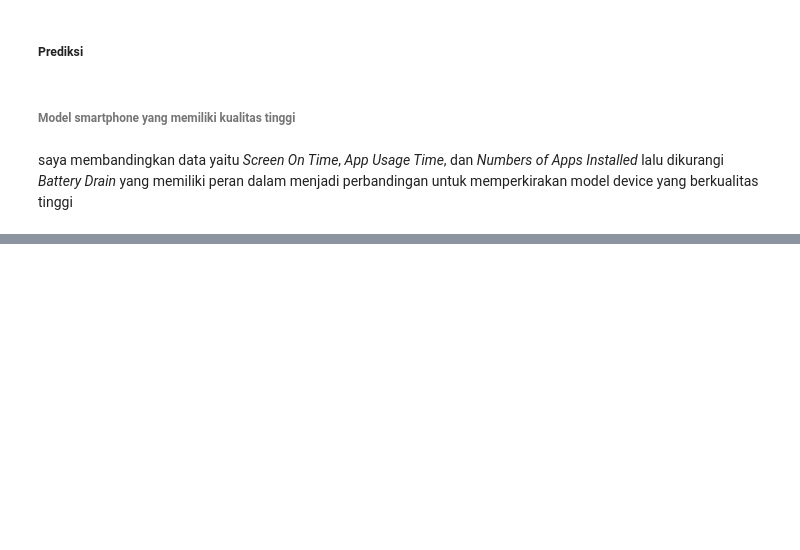
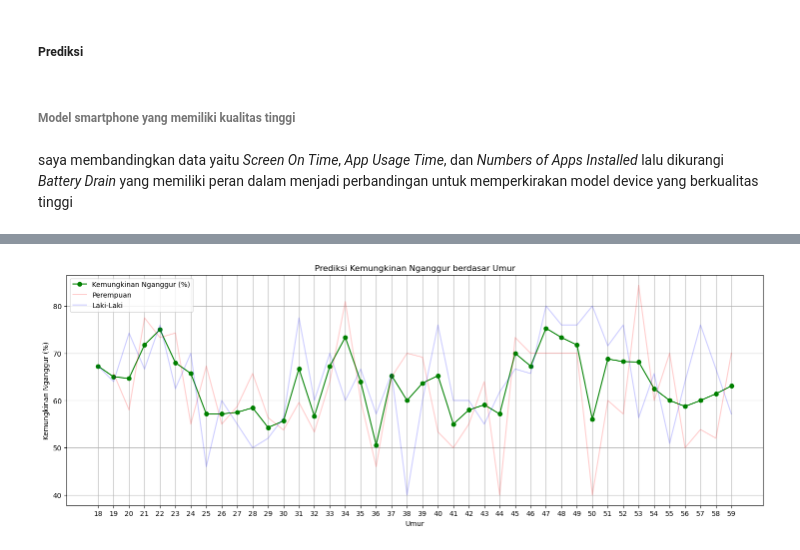
Before and after one commit to Bokibyte/PProKom, a Jupyter notebook: Semester_3/Data_Mining/P2_1611/Project_UTS.ipynb, the cells around one changed output, grey strips where cells are left out. Saved outputs shown, nothing was run; the diff lists cells and outputs as text; code cells hidden in the pictures; blank space fills up the shorter version.

```diff
--- a/Semester_3/Data_Mining/P2_1611/Project_UTS.ipynb
+++ b/Semester_3/Data_Mining/P2_1611/Project_UTS.ipynb
@@ -357,0 +410,42 @@ plt.show()
+# %%
+def prediksi_nganggur(row):
+    nganggur_credit = 0
+    #if row['Screen On Time (hours/day)'] > 6 and row['App Usage Time (min/day)'] > 4 and row['Data Usage (MB/day)'] > 1000:
+    if row['Screen On Time (hours/day)'] > 6:
+        nganggur_credit += 0.05
+    if row['App Usage Time (min/day)'] > 4:
+        nganggur_credit += 0.2
+    if row['Data Usage (MB/day)'] > 1000:
+        nganggur_credit += 0.25
+    if row['User Behavior Class'] >= 4:
+        nganggur_credit += 0.3
+    if row['Battery Drain (mAh/day)'] > 70:
+        nganggur_credit += 0.2
+    return nganggur_credit
+
+user_behavior['Kemungkinan Nganggur'] = user_behavior.apply(prediksi_nganggur, axis=1)
+
+# Hitung rata-rata "Kemungkinan Nganggur" per umur
+umur_nganggur = user_behavior.groupby('Age')['Kemungkinan Nganggur'].mean()
+umur_nganggur_by_gender = user_behavior.groupby(['Age', 'Gender'])['Kemungkinan Nganggur'].mean().unstack()
+
+# Visualisasikan dalam bentuk line chart (dengan sumbu Y sebagai persen)
+plt.figure(figsize=(18, 6))
+
+# Rata-rata keseluruhan %pengangguran
+plt.plot(umur_nganggur.index, umur_nganggur.values * 100, marker='o', color='g', label='Kemungkinan Nganggur (%)')
+
+# Rata-rata berdasar gender
+plt.plot(umur_nganggur_by_gender.index, umur_nganggur_by_gender['Female'] * 100, alpha=0.2, color='r', label='Perempuan')
+plt.plot(umur_nganggur_by_gender.index, umur_nganggur_by_gender['Male'] * 100, alpha=0.2, color='b', label='Laki-Laki')
+
+# konfigurasi dan pelabelan chart
+plt.xlabel('Umur')
+plt.ylabel('Kemungkinan Nganggur (%)')
+plt.title('Prediksi Kemungkinan Nganggur berdasar Umur')
+plt.xticks(umur_nganggur.index)
+plt.grid(True)
+plt.legend()
+plt.show()
+# %% [output]
+[figure, added]
```
Also changed, not shown: parts of 9 cells of this notebook.
